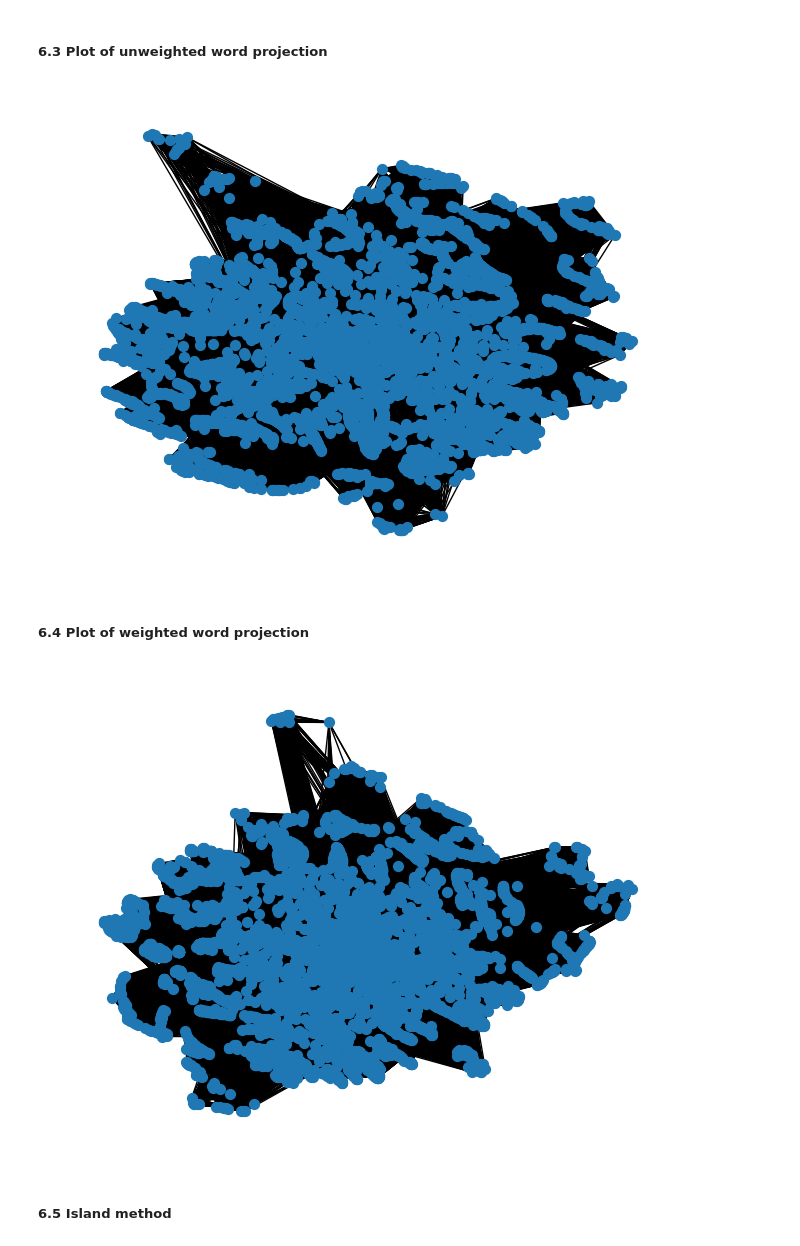
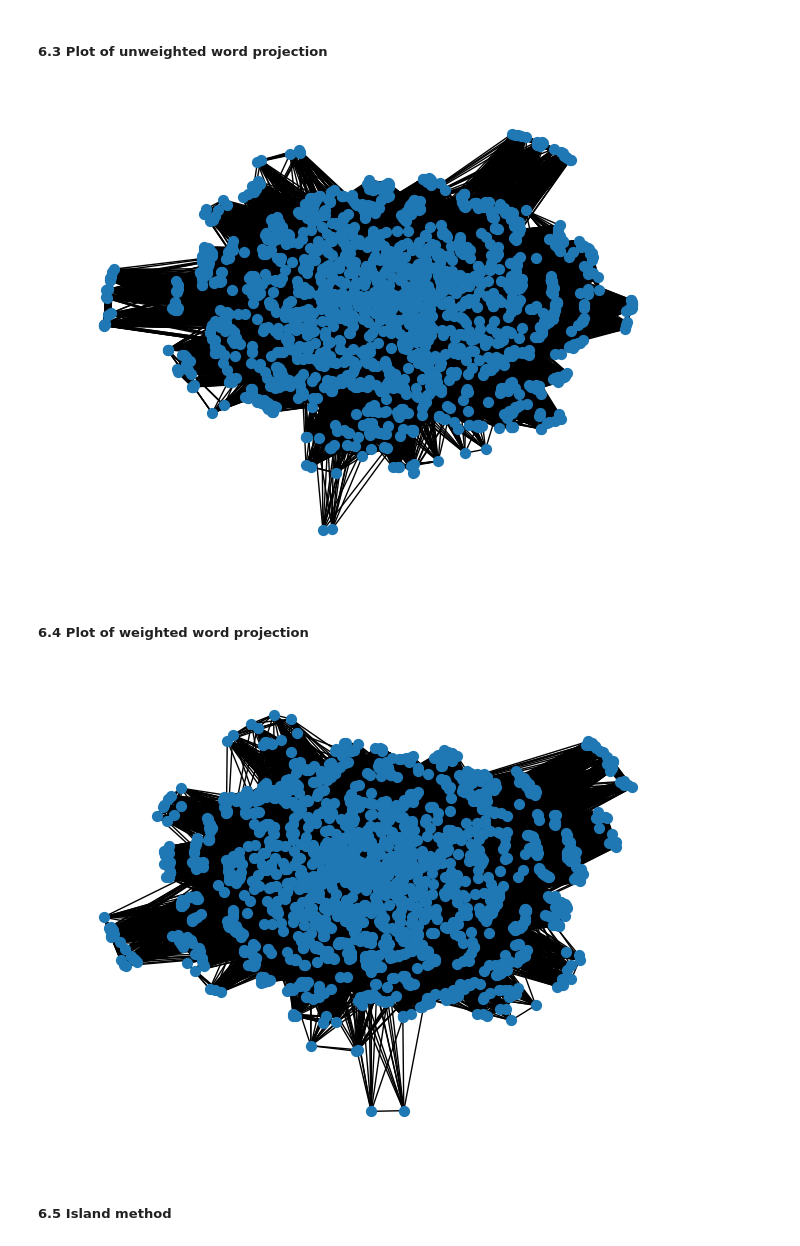
Before and after one commit to klmartin1998/spring2024-data620, a Jupyter notebook: projects/final_project/data620_final_project.ipynb, the cells around one changed output. Drawn from its saved outputs; the diff is of its cells as text; code cells hidden in the pictures.

Commit message:
Project updates

```diff
--- a/projects/final_project/data620_final_project.ipynb
+++ b/projects/final_project/data620_final_project.ipynb
@@ -880,0 +862,13 @@ def tokenized_words(clean_string):
+# %%
+master_corpus = []
+
+for doc in document_text:
+
+    for text in doc['text']:
+        if text != "":
+            clean_text = clean_string(text)
+            #split_text = clean_text.split(" ")
+            #tokens = tokens + split_text
+        master_corpus.append(clean_text)
+# %%
+vectorizer = TfidfVectorizer().fit(master_corpus)
@@ -894,8 +908,10 @@ for doc in document_text:
             clean_corpus.append(clean_text)
     #print(clean_corpus)
     if len(clean_corpus) > 0:
-        vectorizer = CountVectorizer(ngram_range=(1,2))
-        X = vectorizer.fit_transform(clean_corpus)
+        #vectorizer = CountVectorizer(ngram_range=(1,2))
+        #vectorizer = TfidfVectorizer()
+        X = vectorizer.transform(clean_corpus)
+
 
     word_tokens = vectorizer.get_feature_names_out()
     word_count = np.sum(X.toarray(),axis=0)
@@ -1019,6 +1051,6 @@ def island_method(g,iterations=5):
 # %% [markdown]
 We start by creating unweighted and weighted projections for the Users in the network. This projection represents the users that have the most movies in common with other users, since the edges in this projection would represent when two users have watched the same movie.
 # %%
-U1 = bipartite.projected_graph(G,word_tokens)
-U2 = bipartite.weighted_projected_graph(G,word_tokens)
+W1 = bipartite.projected_graph(G,word_tokens)
+W2 = bipartite.weighted_projected_graph(G,word_tokens)
 # %%
@@ -1073,19 +1119,19 @@ top_10 = words_weighted.iloc[:10,:].copy().sort_values(by='degree')
 # %% [markdown]
 ##### **6.3 Plot of unweighted word projection**
 # %%
-pos = net.spring_layout(U1, seed=648)  # Seed layout for reproducible node positions
-net.draw(U1,pos,node_size=50)
+pos = net.spring_layout(W1, seed=648)  # Seed layout for reproducible node positions
+net.draw(W1,pos,node_size=50)
 plt.show()
 # %% [output]
-[figure, old version]
+[figure, new version]
 # %% [markdown]
-##### 6.4 **Plot of weighted word projection**
+##### **6.4 Plot of weighted word projection**
 # %%
-pos = net.spring_layout(U2, seed=648)  # Seed layout for reproducible node positions
-net.draw(U2,pos,node_size=50)
+pos = net.spring_layout(W2, seed=648)  # Seed layout for reproducible node positions
+net.draw(W2,pos,node_size=50)
 plt.show()
 # %% [output]
-[figure, old version]
+[figure, new version]
 # %% [markdown]
 ##### **6.5 Island method**
 # %% [markdown]
```
Also changed, not shown: parts of 103 cells of this notebook, 1 other file.
